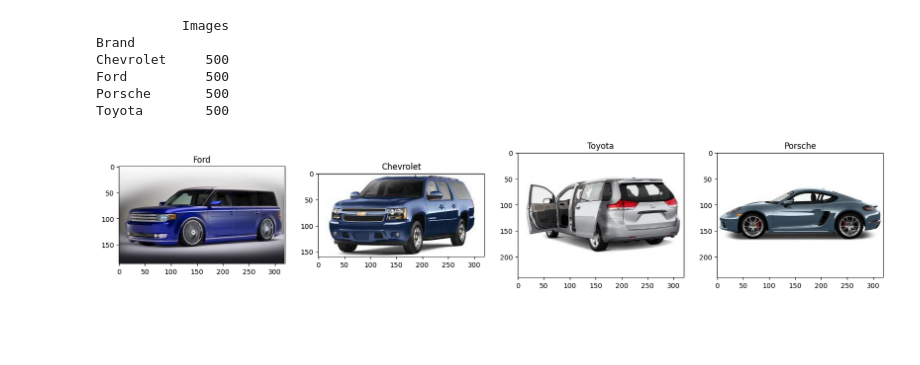
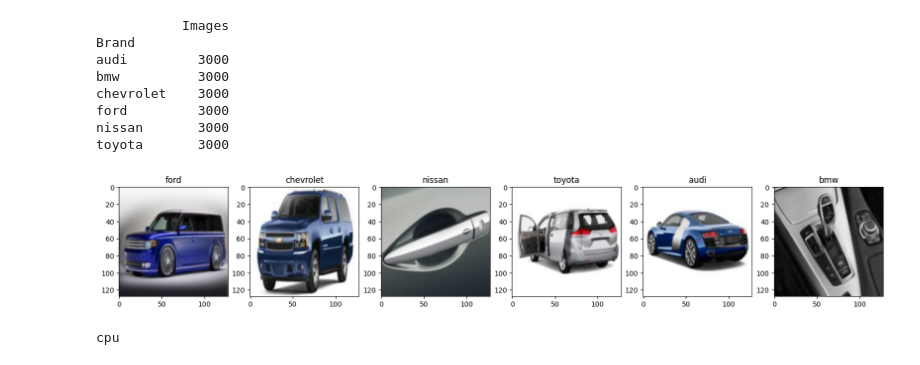
Before and after one commit to SujalN/ECE176Project, a Jupyter notebook: code.ipynb, the cells around one changed output. Drawn from its saved outputs; the diff is of its cells as text; code cells hidden in the pictures; blank space fills up the shorter version.

Commit message:
Update num classes to 6 and images per class to 3000

```diff
--- a/code.ipynb
+++ b/code.ipynb
@@ -19,27 +20,21 @@ transform = transforms.Compose([
     transforms.ToTensor(),
 ])
 
-images, labels, class_counts, class_examples = [], [], [0, 0, 0, 0], {}
+# images, labels, class_counts, class_examples = [], [], [0, 0, 0, 0], {}
+images, labels, class_counts, class_examples = [], [], defaultdict(int), {}
+classes = ['ford', 'toyota', 'chevrolet', 'bmw', 'nissan', 'audi']
+
+
 for filename in os.listdir(root):
-    # Identify images that belong to one of four classes and balance data
-    if filename.lower().find('ford') != -1 and class_counts[0] < 500:
-        brand = 'Ford'
-        class_counts[0] += 1
-    elif filename.lower().find('toyota') != -1 and class_counts[1] < 500:
-        brand = 'Toyota'
-        class_counts[1] += 1
-    elif filename.lower().find('chevrolet') != -1 and class_counts[2] < 500:
-        brand = 'Chevrolet'
-        class_counts[2] += 1
-    elif filename.lower().find('porsche') != -1  and class_counts[3] < 500:
-        brand = 'Porsche'
-        class_counts[3] += 1
-    else:
+    # Identify images that belong to one of six classes and balance data
+    brand = filename.lower().split('_')[0]
+
+    if brand not in classes or class_counts[brand] >= 3000:
         continue
-
-    # Sample one image from each class
     if brand not in class_examples:
         class_examples[brand] = os.path.join(root, filename)
+    if class_counts[brand] < 3000:
+        class_counts[brand] += 1
 
     fp = os.path.join(root, filename)
     image = Image.open(fp).convert('RGB')
@@ -55,21 +50,24 @@ print(counts)
 # %% [output]
            Images
 Brand
-Chevrolet     500
-Ford          500
-Porsche       500
-Toyota        500
+audi         3000
+bmw          3000
+chevrolet    3000
+ford         3000
+nissan       3000
+toyota       3000
 # %%
 # Visualize images belonging to each selected class
-fig, axes = plt.subplots(1, 4, figsize=(20, 5))
+fig, axes = plt.subplots(1, 6, figsize=(20, 5))
 for i, (brand, example_path) in enumerate(class_examples.items()):
     image = Image.open(example_path).convert('RGB')
     image_tensor = transform(image)
-    axes[i].imshow(image)
+    # Show the square images by reshaping the tensors from CxHxW to HxWxC
+    axes[i].imshow(image_tensor.permute(1, 2, 0).numpy())
     axes[i].set_title(brand)
 plt.show()
 # %% [output]
-[figure, old version]
+[figure, new version]
 # %%
 # Numericalize labels and transform into tensors
 label_encoder = LabelEncoder()
@@ -87,7 +85,7 @@ class CNN(nn.Module):
         self.conv2 = nn.Conv2d(32, 64, kernel_size=3, padding=1)
         self.pool = nn.MaxPool2d(2, 2)
         self.fc1 = nn.Linear(64 * 32 * 32, 128)
-        self.fc2 = nn.Linear(128, 4)  # 4 classes: Ford, Toyota, Chevrolet, BMW
+        self.fc2 = nn.Linear(128, 6)  # 6 classes
 
     def forward(self, x):
         x = self.pool(torch.relu(self.conv1(x)))
@@ -98,10 +96,15 @@ class CNN(nn.Module):
         return x
 
 model = CNN()
+device = torch.device("cuda" if torch.cuda.is_available() else "cpu")
+model.to(device)
+print(device)
 
 # Use optimizers and hyperparameters
 criterion = nn.CrossEntropyLoss()
 optimizer = optim.Adam(model.parameters(), lr=0.001)
+# %% [output]
+cpu
 # %%
 epochs = 10
 train_losses = []
```
Also changed, not shown: parts of 2 cells of this notebook, 1 other file.
